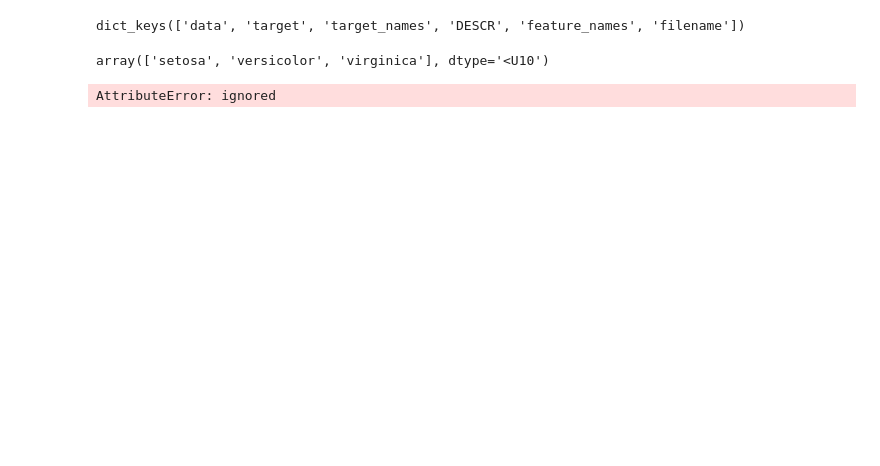
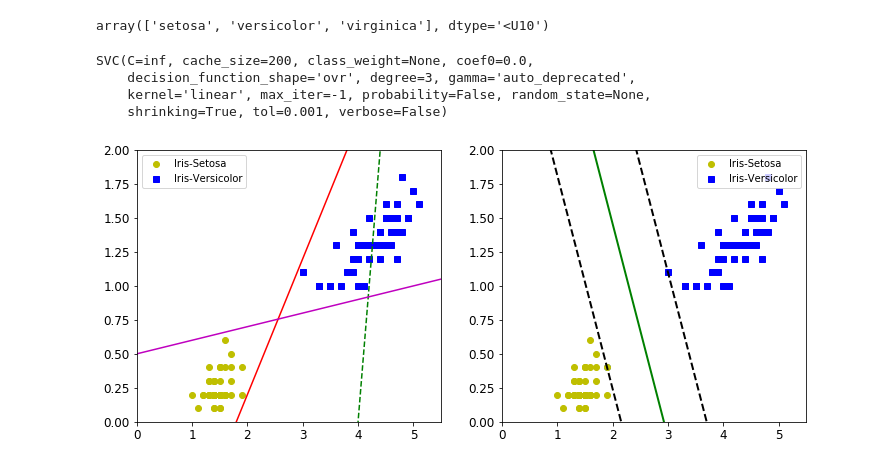
Before and after one commit to ChiaraAlba/Decision-Tree, a Jupyter notebook: SVM.ipynb, the cells around one changed output. Cells and saved outputs as stored; diff of their text form; code cells hidden in the pictures; blank space fills up the shorter version.

```diff
--- a/SVM.ipynb
+++ b/SVM.ipynb
@@ -3,15 +15,8 @@
 # %%
-import numpy as np
-import pandas as pd
-
 from sklearn import datasets
 
 iris = datasets.load_iris()
-
 iris.keys()
+iris.target_names
 # %% [output]
-dict_keys(['data', 'target', 'target_names', 'DESCR', 'feature_names', 'filename'])
+array(['setosa', 'versicolor', 'virginica'], dtype='<U10')
-# %%
-iris.target_names
-# %% [output]
-array(['setosa', 'versicolor', 'virginica'], dtype='<U10')
@@ -21,13 +23,64 @@ y = (iris.target == 2).astype(np.int)
+# %%
+X = iris.data[:, (2,3)]   #features: petal length and petal width
+y = iris.target
+
+#let's get rid of iris-virginica
+setosa_or_versicolor = (y==0) | (y==1)
+X = X[setosa_or_versicolor]
+y = y[setosa_or_versicolor]
 # %%
-from sklearn.svm import LinearSVC
+from sklearn.svm import SVC
 from sklearn.pipeline import Pipeline
 from sklearn.preprocessing import StandardScaler
 
-linearSVM = Pipeline([
-    ('std_scaler', StandardScaler),
-    ('linearSVM', LinearSVC())
-])
-
-linearSVM.fit(X,y)
+svm_clf = SVC(kernel = 'linear', C = float('inf'))
+svm_clf.fit(X,y)
 # %% [output]
-AttributeError: ignored
+SVC(C=inf, cache_size=200, class_weight=None, coef0=0.0,
+    decision_function_shape='ovr', degree=3, gamma='auto_deprecated',
+    kernel='linear', max_iter=-1, probability=False, random_state=None,
+    shrinking=True, tol=0.001, verbose=False)
+# %%
+x_new = np.linspace(0,5.5,200)
+pred_1 = 5*x_new - 20
+pred_2 = x_new - 1.8
+pred_3 = 0.1 * x_new + 0.5
+
+def plot_svc_decision_boundary(svm_clf, x_min, x_max):
+  w = svm_clf.coef_[0]
+  b = svm_clf.intercept_[0]
+
+  #decision boundary: w0*x0 +w1*x1+b --> x1 = -w0/w1*x0 -b/w1
+  x0 = np.linspace(x_min, x_max, 200)
+  decision_boundary = - w[0]/w[1] * x0 - b/w[1]
+
+  margin = 1/w[1]
+  corridor_up = decision_boundary + margin
+  corridor_down = decision_boundary - margin
+
+  support_vectors = svm_clf.support_vectors_
+  plt.scatter(support_vectors[:, 0],support_vectors[:, 1])
+  plt.plot(x0, decision_boundary, "g-", linewidth=2)
+  plt.plot(x0, corridor_up, "k--", linewidth=2)
+  plt.plot(x0, corridor_down, "k--", linewidth=2)
+
+plt.figure(figsize=(12,5))
+
+plt.subplot(121)
+plt.plot(X[:,0][y==0], X[:,1][y==0], 'yo', label = 'Iris-Setosa')
+plt.plot(X[:,0][y==1], X[:,1][y==1], 'bs', label = 'Iris-Versicolor')
+plt.plot(x_new, pred_1, 'g--')
+plt.plot(x_new, pred_2, 'r-')
+plt.plot(x_new, pred_3,'m-')
+plt.axis([0,5.5,0,2])
+plt.legend(loc=0)
+
+plt.subplot(122)
+plt.plot(X[:,0][y==0], X[:,1][y==0], 'yo', label = 'Iris-Setosa')
+plt.plot(X[:,0][y==1], X[:,1][y==1], 'bs', label = 'Iris-Versicolor')
+plot_svc_decision_boundary(svm_clf,0,5.5)
+plt.legend(loc=0)
+plt.axis([0, 5.5, 0, 2])
+plt.show()
+# %% [output]
+[figure, added]
```
Also changed, not shown: parts of 7 cells of this notebook.
